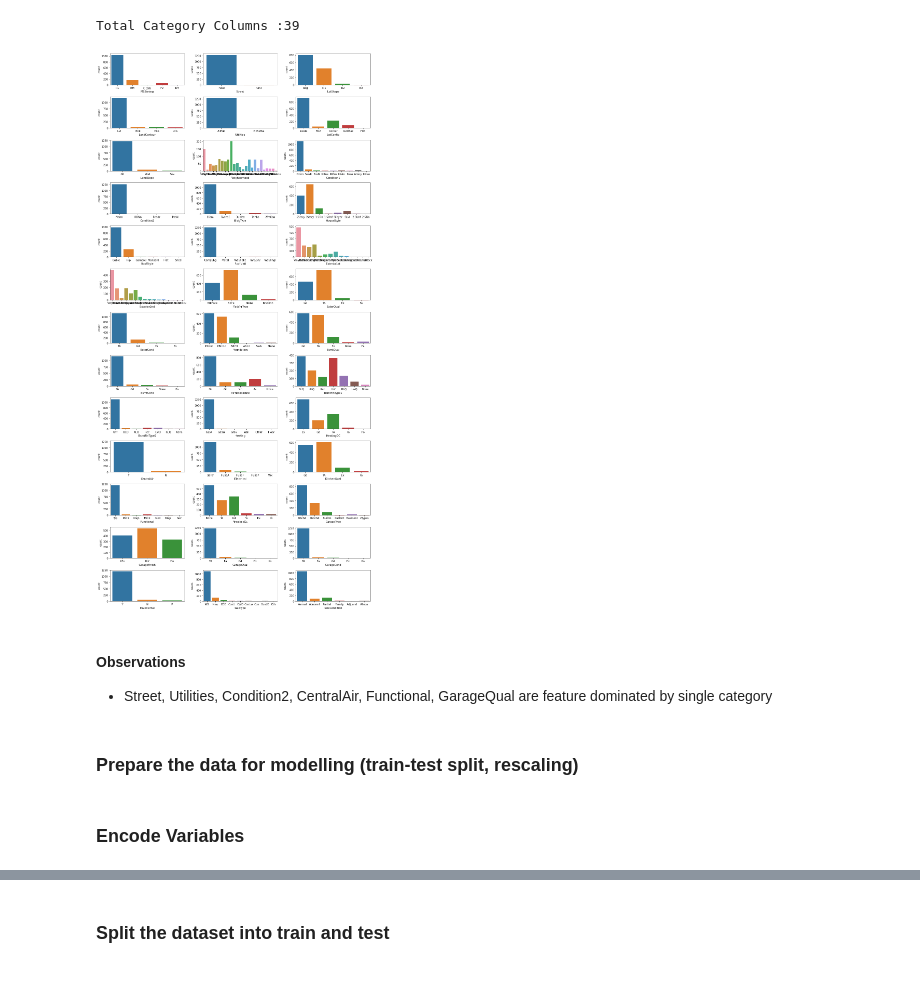
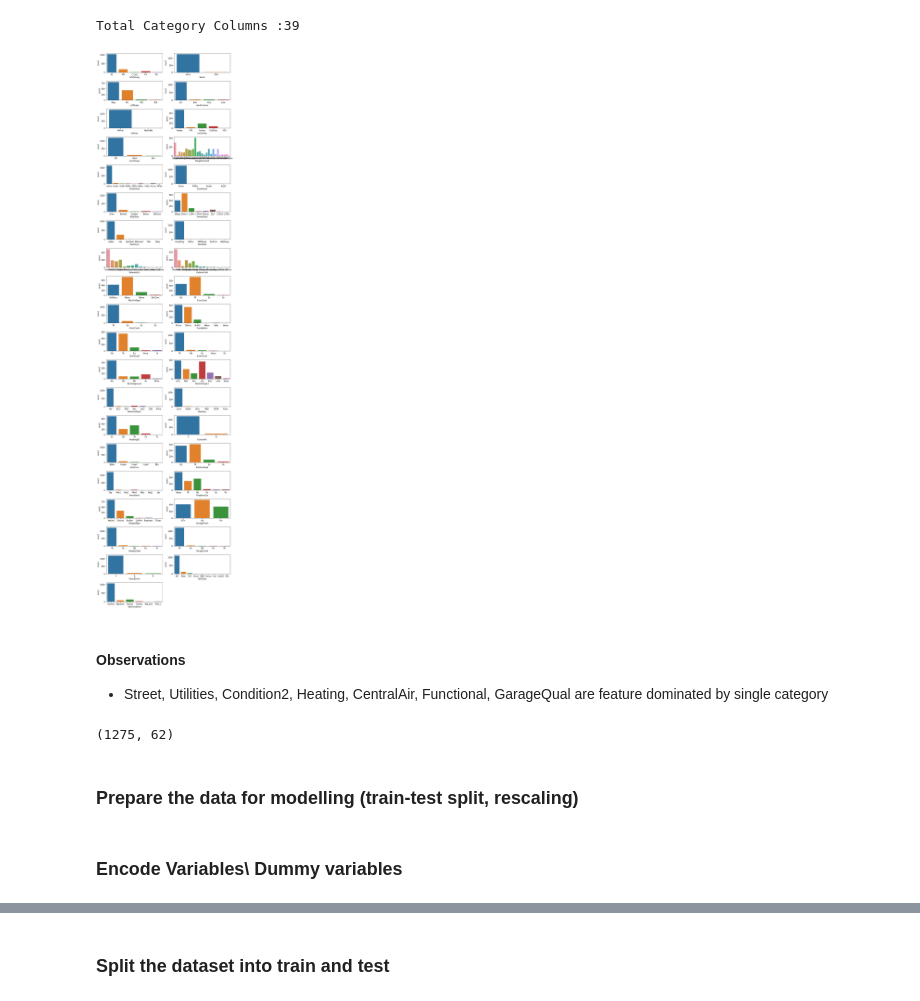
Before and after one commit to VJ-Jain/AdvancedRegressionHousePricePrediction, a Jupyter notebook: Vaibhav_Jain.ipynb, the cells around one changed output, grey strips where cells are left out. Saved outputs shown, nothing was run; the diff lists cells and outputs as text; code cells hidden in the pictures.

```diff
--- a/Vaibhav_Jain.ipynb
+++ b/Vaibhav_Jain.ipynb
@@ -242,10 +256,10 @@ Total Numeric columns: 37
 # %%
 # Box Plot features to visualize outliers
-plt.figure(figsize = (15, 40))
+plt.figure(figsize = (10, 40))
 
 plotCounter = 1
 for col in numeric_columns:
-    plt.subplot(13, 3, plotCounter)
+    plt.subplot(20, 2, plotCounter)
     sns.boxplot(dataset[col])
     plotCounter = plotCounter + 1
 
@@ -302,20 +314,0 @@ dataset.shape
-# %%
-# Looking at month, year related columns
-# time_cols = ['YearBuilt', 'YearRemodAdd', 'GarageYrBlt', 'YrSold', 'MoSold']
-
-# we can derive age of the property
-# BuiltAge  = 2010 - YearBuilt
-# RemodAge  = 2010 - YearRemodAdd
-# GarageAge = 2010 - GarageYrBlt
-# SoldAge = 2010 - YrSold
-# Maximum year available in dataset is 2010, so calculating age at 2010
-
-dataset['BuiltAge'] = 2010 - dataset['YearBuilt']
-dataset['RemodAge'] = 2010 - dataset['YearRemodAdd']
-dataset['GarageAge'] = 2010 - dataset['GarageYrBlt']
-dataset['SoldAge'] = 2010 - dataset['YrSold']
-
-# we can now drop actual years
-cols_to_drop = ['YearBuilt', 'YearRemodAdd', 'GarageYrBlt', 'YrSold']
-dataset.drop(cols_to_drop, axis = 1, inplace=True)
-dataset.shape
@@ -346,7 +337,7 @@ plt.show()
 # %%
 # Based on above observations, removing correlated columns
 
-col_names_related = ['TotRmsAbvGrd', 'GarageArea']
+col_names_related = ['TotRmsAbvGrd', 'GarageYrBlt', 'GarageArea']
 dataset.drop(col_names_related, axis = 1, inplace=True)
 dataset.shape
 # %% [output]
@@ -360,11 +351,11 @@ print('Total Numeric Columns :' + str(len(numeric_columns)))
 Total Numeric Columns :32
 # %%
 # Plotting Scatter plots to understand feature trend with sale price
-plt.figure(figsize=(15, 30))
+plt.figure(figsize=(10, 40))
 
 plotCounter = 1
 for col in numeric_columns:
-    plt.subplot(12, 3, plotCounter)
+    plt.subplot(16, 2, plotCounter)
     sns.scatterplot(x = col, y = 'SalePrice', data = dataset)
     plotCounter = plotCounter + 1
 
@@ -390,26 +381,33 @@ print('Total Category Columns :' + str(len(category_columns)))
 # %% [output]
 Total Category Columns :39
 # %%
-# Plotting histogram plots to understand feature trend with sale price
-plt.figure(figsize=(15, 30))
+# Plotting histogram plots to understand feature distribution
+plt.figure(figsize=(10, 40))
 
 plotCounter = 1
 for col in category_columns:
-    plt.subplot(13, 3, plotCounter)
+    plt.subplot(20, 2, plotCounter)
     sns.countplot(col, data = dataset)
     plotCounter = plotCounter + 1
 
 plt.tight_layout()
 plt.show()
 # %% [output]
-[figure, old version]
+[figure, new version]
 # %% [markdown]
 #### Observations
- - Street, Utilities, Condition2, CentralAir, Functional, GarageQual are feature dominated by single category
+ - Street, Utilities, Condition2, Heating, CentralAir, Functional, GarageQual are feature dominated by single category
+# %%
+# Based on above observations, few columns can be dropped
+cols_to_drop = ['Street', 'Utilities', 'Condition2', 'Heating', 'CentralAir', 'Functional', 'GarageQual']
+dataset.drop(cols_to_drop, axis = 1, inplace=True)
+dataset.shape
+# %% [output]
+(1275, 62)
 # %% [markdown]
 ### Prepare the data for modelling (train-test split, rescaling)
 # %% [markdown]
-### Encode Variables
+### Encode Variables\ Dummy variables
 # %%
 # Create Dummy variables for all categorical columns
 category_columns = dataset.select_dtypes(include=object).columns
```
Also changed, not shown: parts of 67 cells of this notebook, 1 other file.
